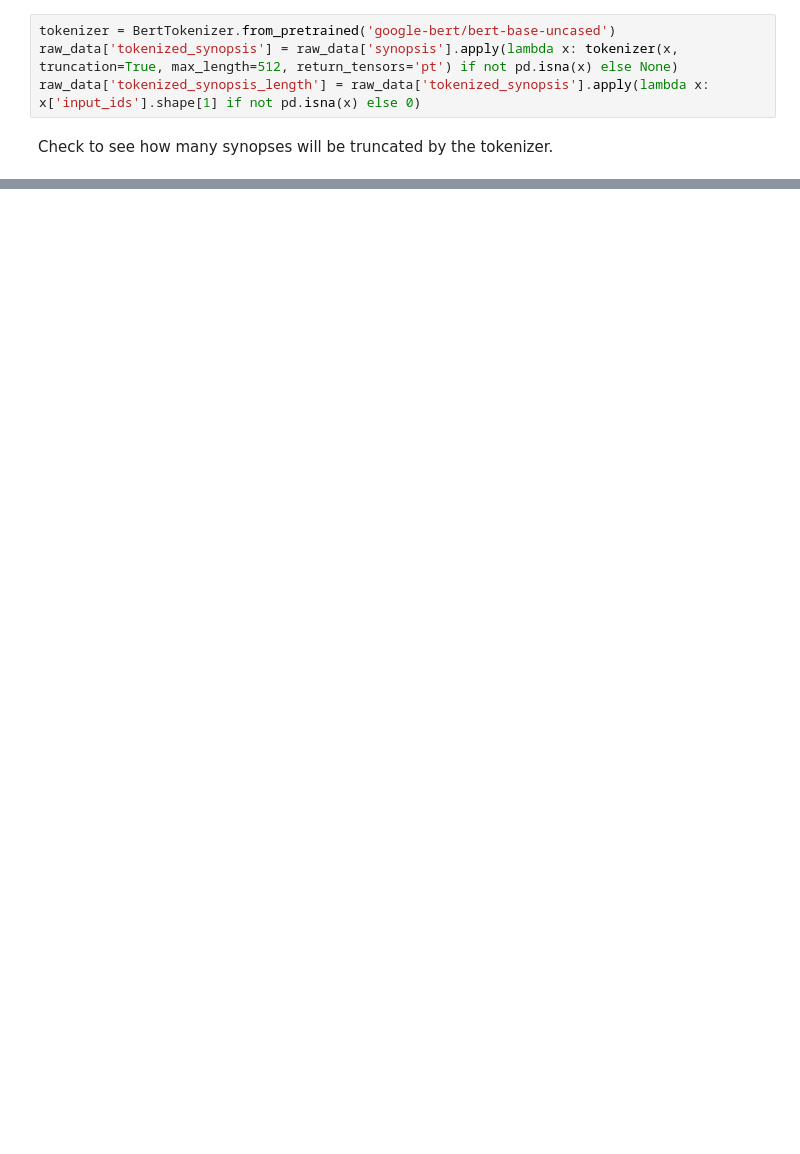
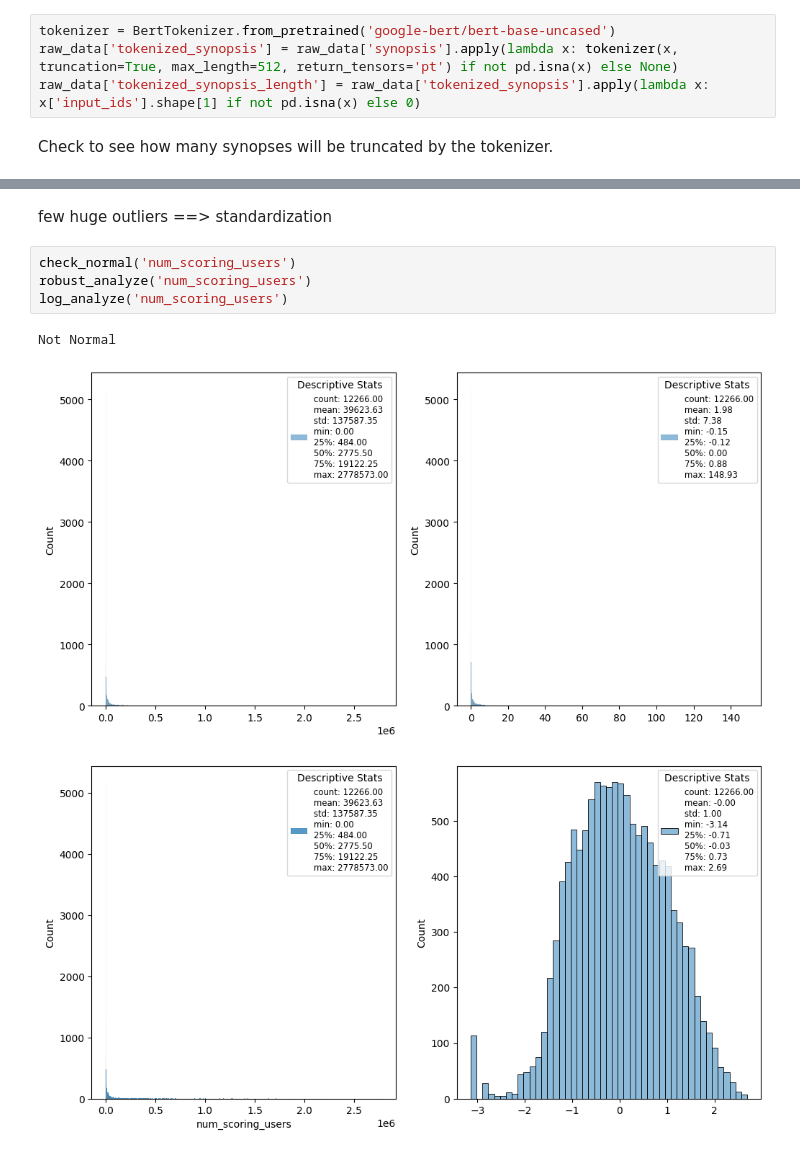
Before and after one commit to oliverharcourt/anime-recommender, a Jupyter notebook: notebooks/analysis/data_analysis.ipynb, the cells around one changed output, grey strips where cells are left out. Drawn from its saved outputs; the diff is of its cells as text; blank space fills up the shorter version.

```diff
--- a/notebooks/analysis/data_analysis.ipynb
+++ b/notebooks/analysis/data_analysis.ipynb
@@ -78,0 +175,10 @@ raw_data[raw_data['nsfw'] == 'gray']
+# %% [markdown]
+few huge outliers ==> standardization
+# %%
+check_normal('num_scoring_users')
+robust_analyze('num_scoring_users')
+log_analyze('num_scoring_users')
+# %% [output]
+Not Normal
+[figure, added]
+[figure, added]
```
Also changed, not shown: parts of 30 cells of this notebook.
